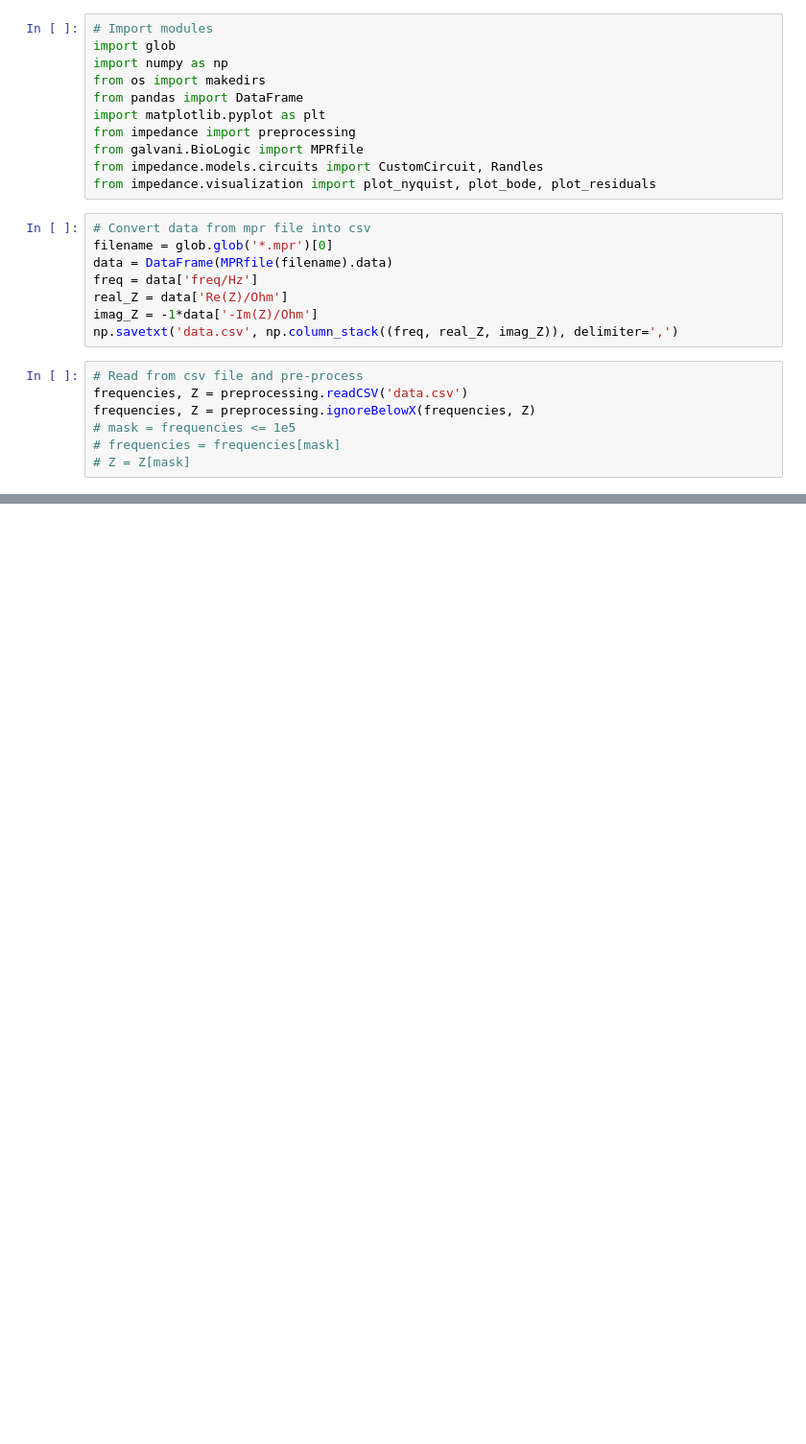
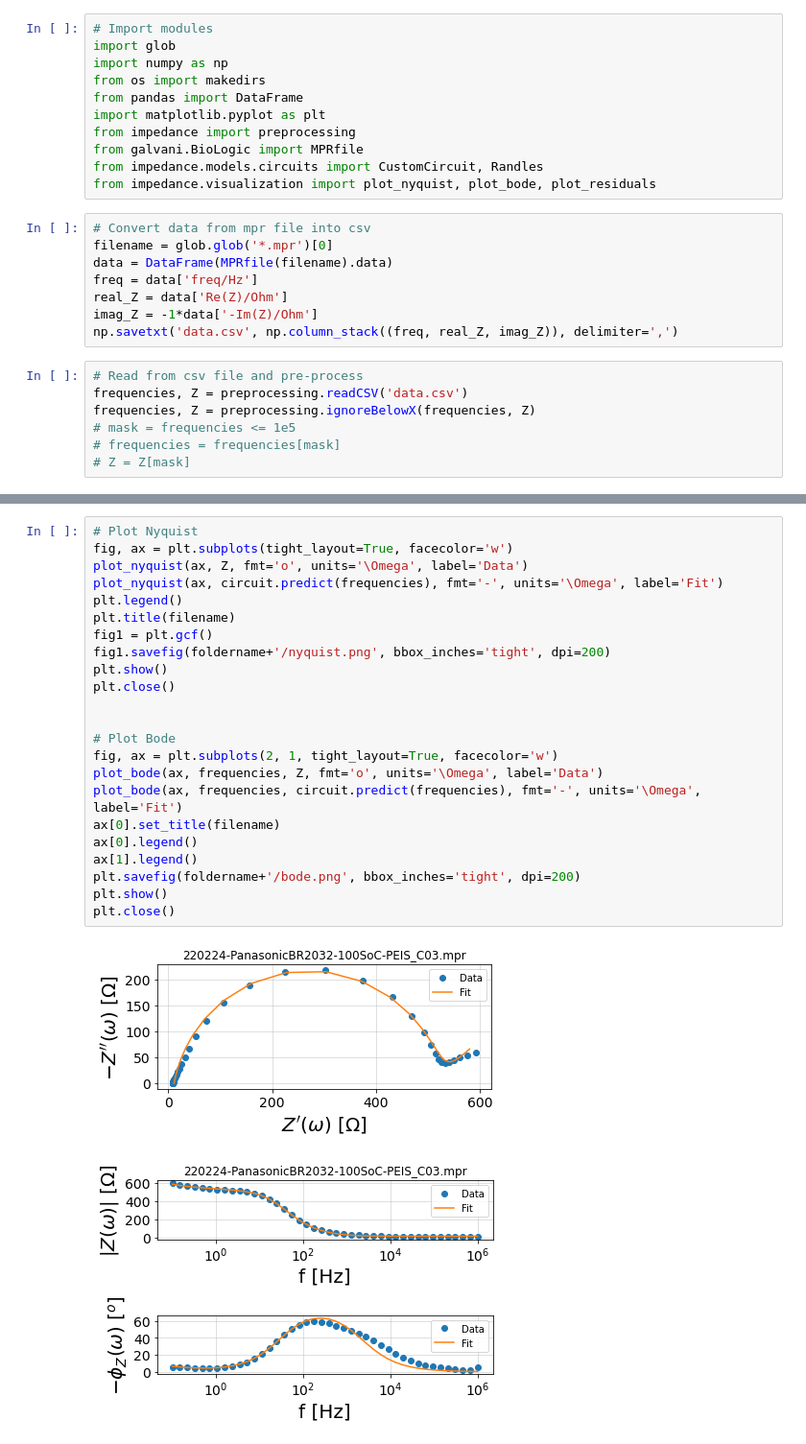
Before and after one commit to venkkris/impedance, a Jupyter notebook: analysis.ipynb, the cells around one changed output, grey strips where cells are left out. Shown at 96% size. Cells and saved outputs as stored; diff of their text form; blank space fills up the shorter version.

```diff
--- a/analysis.ipynb
+++ b/analysis.ipynb
@@ -78,0 +73,26 @@ plt.close()
+# %%
+# Plot Nyquist
+fig, ax = plt.subplots(tight_layout=True, facecolor='w')
+plot_nyquist(ax, Z, fmt='o', units='\Omega', label='Data')
+plot_nyquist(ax, circuit.predict(frequencies), fmt='-', units='\Omega', label='Fit')
+plt.legend()
+plt.title(filename)
+fig1 = plt.gcf()
+fig1.savefig(foldername+'/nyquist.png', bbox_inches='tight', dpi=200)
+plt.show()
+plt.close()
+
+
+# Plot Bode
+fig, ax = plt.subplots(2, 1, tight_layout=True, facecolor='w')
+plot_bode(ax, frequencies, Z, fmt='o', units='\Omega', label='Data')
+plot_bode(ax, frequencies, circuit.predict(frequencies), fmt='-', units='\Omega', label='Fit')
+ax[0].set_title(filename)
+ax[0].legend()
+ax[1].legend()
+plt.savefig(foldername+'/bode.png', bbox_inches='tight', dpi=200)
+plt.show()
+plt.close()
+# %% [output]
+[figure, added]
+[figure, added]
```
Also changed, not shown: parts of 2 cells of this notebook.
